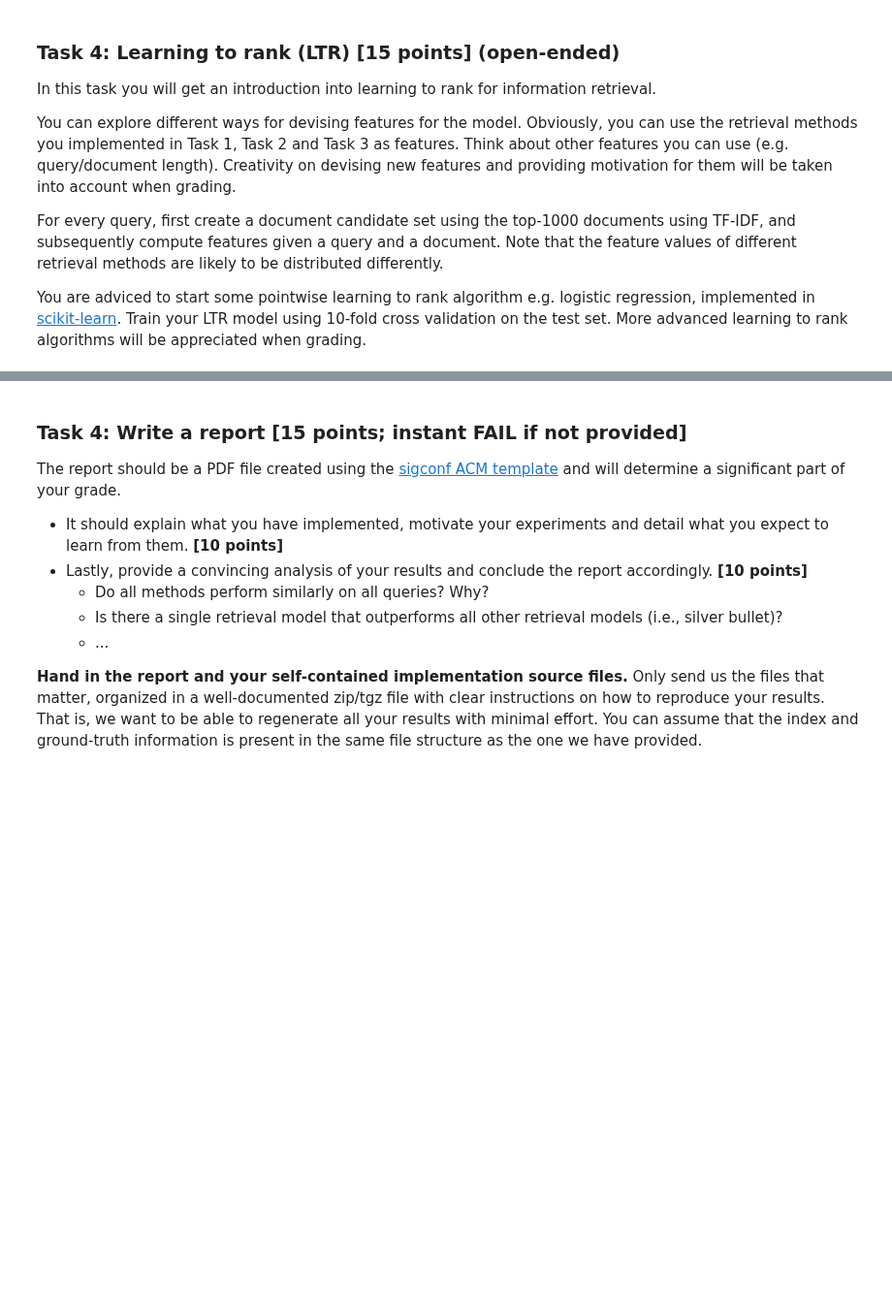
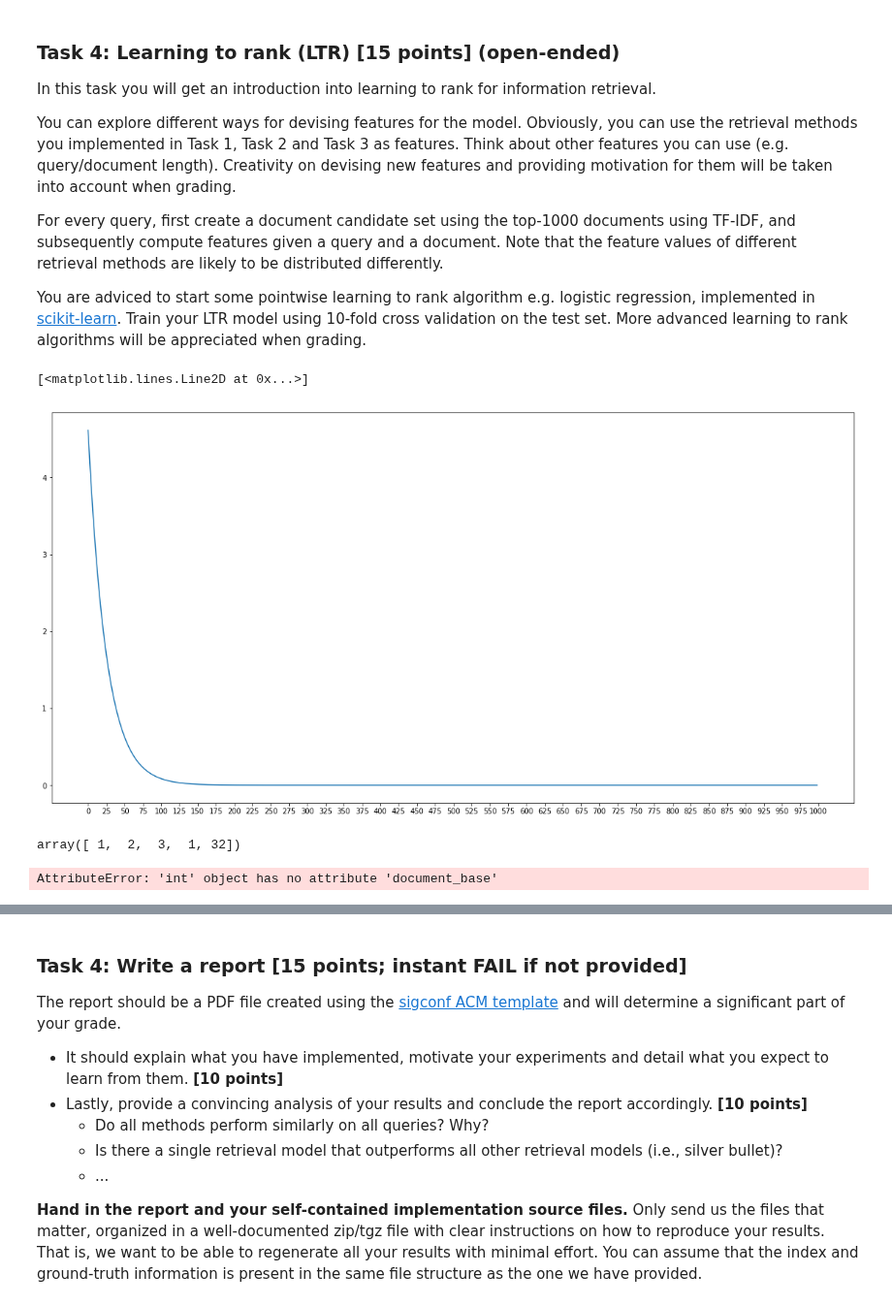
Before and after one commit to samarthbhargav/ir1, a Jupyter notebook: homeworks/HW2/11859032-11823453-10176306-hw2.ipynb, the cells around one changed output, grey strips where cells are left out. Shown at 97% size. Cells and saved outputs as stored; diff of their text form; code cells hidden in the pictures; blank space fills up the shorter version.

```diff
--- a/homeworks/HW2/11859032-11823453-10176306-hw2.ipynb
+++ b/homeworks/HW2/11859032-11823453-10176306-hw2.ipynb
@@ -1414,0 +1492,11 @@ Train your LTR model using 10-fold cross validation on the test set. More advanc
+# %%
+plt.figure(figsize=(20, 10))
+plt.xticks(np.arange(0, 1001, 25))
+plt.plot(stats.expon.pdf(np.arange(1, 1000), scale=25) * 120)
+# %% [output]
+[<matplotlib.lines.Line2D at 0x...>]
+[figure, added]
+# %%
+np.hstack(([1,2,3], [1,32]))
+# %% [output]
+array([ 1,  2,  3,  1, 32])
@@ -1414,0 +1505,6 @@ Train your LTR model using 10-fold cross validation on the test set. More advanc
+# %%
+doc_tokens = {}
+for int_doc_id in range(index.document_base(), index.maximum_document()):
+    doc_tokens[int_doc_id] = [ind for ind in index.document(int_doc_id)[1] if ind > 0]
+# %% [output]
+AttributeError: 'int' object has no attribute 'document_base'
```
Also changed, not shown: parts of 27 cells of this notebook.
